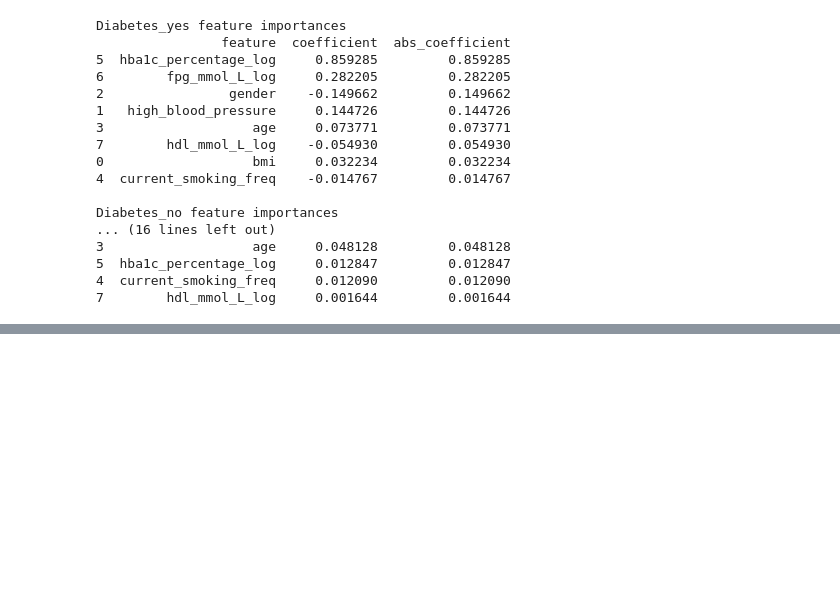
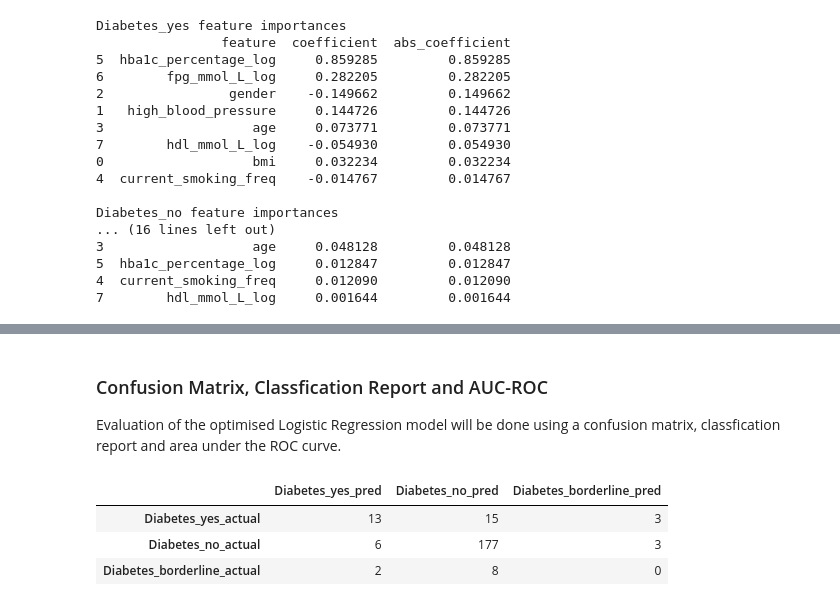
Before and after one commit to ryansoh-42/interpretable-ML-T2DM, a Jupyter notebook: notebooks/04_model_training.ipynb, the cells around one changed output, grey strips where cells are left out. Drawn from its saved outputs; the diff is of its cells as text; code cells hidden in the pictures; blank space fills up the shorter version.

Commit message:
KNN optimised

```diff
--- a/notebooks/04_model_training.ipynb
+++ b/notebooks/04_model_training.ipynb
@@ -1471,0 +1477,9 @@ Diabetes_no feature importances
+# %%
+# Initialise the pipeline with StandardScaler and Logistic Regression
+
+pipe = make_pipeline(StandardScaler(),
+                    KNeighborsClassifier(algorithm="auto",
+                                        metric="minkowski",
+                                        n_jobs=-1
+                                        )
+                    )
@@ -1471,0 +1515,14 @@ Diabetes_no feature importances
+# %%
+knn_optimised = KNeighborsClassifier(n_neighbors=5,
+                                    weights="distance",
+                                    p=1,
+                                    algorithm="auto",
+                                    metric="minkowski",
+                                    n_jobs=-1
+                                    )
+
+# Create pipeline with the optimised Logistic Regression hyperparameter values
+knn_model = make_pipeline(StandardScaler(), knn_optimised)
+
+# Fit the optimised Logistic Regression model to the training set
+knn_model.fit(X_train, y_train)
@@ -1471,0 +1570,4 @@ Diabetes_no feature importances
+# %%
+# Make prediction on the test set
+y_pred = knn_model.predict(X_test)
+y_pred
@@ -1471,0 +1586,20 @@ Diabetes_no feature importances
+# %% [markdown]
+### Confusion Matrix, Classfication Report and AUC-ROC
+
+Evaluation of the optimised Logistic Regression model will be done using a confusion matrix, classfication report and area under the ROC curve.
+# %%
+# Import library to show confusion matrix
+from sklearn.metrics import confusion_matrix
+
+# Generate confusion matrix and display with each row and column labelled
+cnf_matrix_test = confusion_matrix(y_test, y_pred, labels=knn_model.classes_)
+
+cnf_matrix_test_df = pd.DataFrame(cnf_matrix_test, columns=["Diabetes_yes_pred", "Diabetes_no_pred", "Diabetes_borderline_pred"],
+                                    index=["Diabetes_yes_actual", "Diabetes_no_actual", "Diabetes_borderline_actual"])
+
+cnf_matrix_test_df
+# %% [output]
+|  | Diabetes_yes_pred | Diabetes_no_pred | Diabetes_borderline_pred |
+| Diabetes_yes_actual | 13 | 15 | 3 |
+| Diabetes_no_actual | 6 | 177 | 3 |
+| Diabetes_borderline_actual | 2 | 8 | 0 |
```
Also changed, not shown: parts of 11 cells of this notebook.
